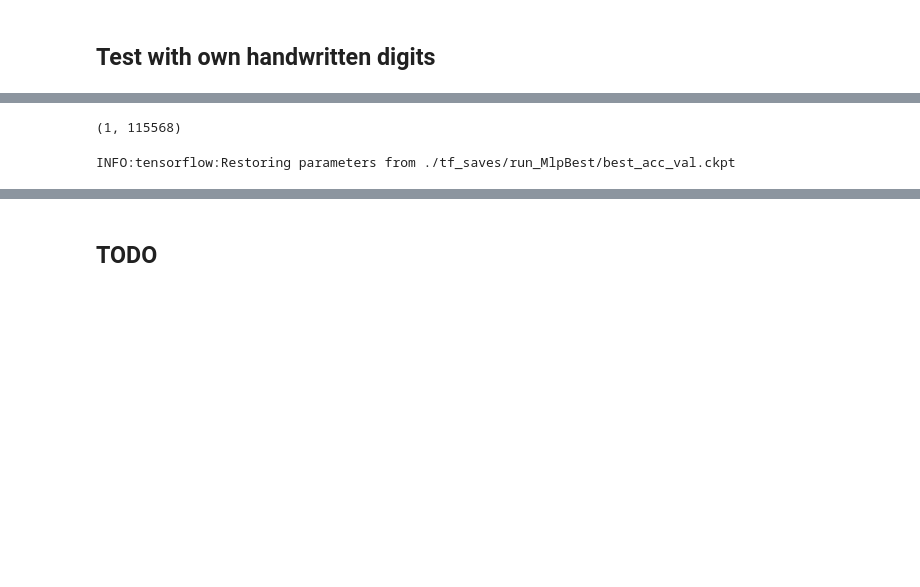
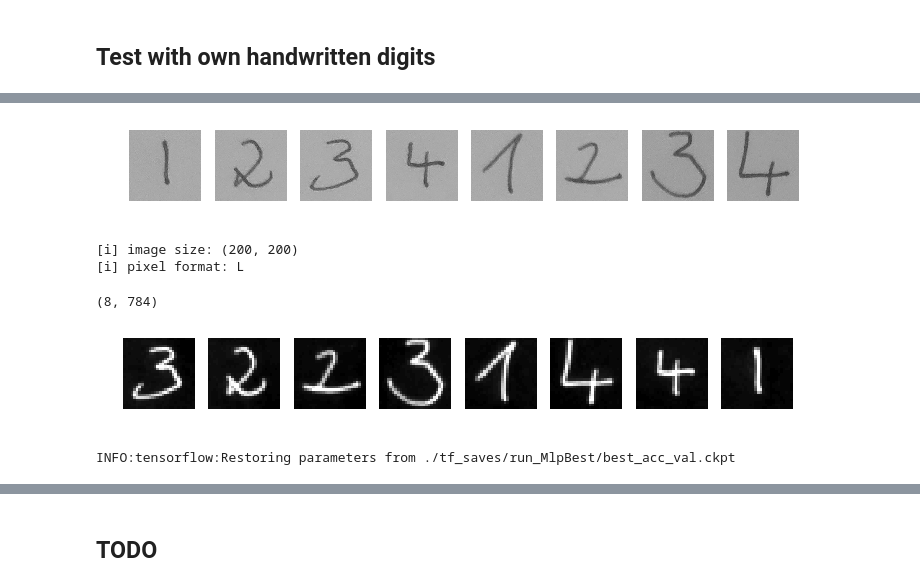
Before and after one commit to damilo/project.ml, a Jupyter notebook: project.ml.tf-c11.08/project.ml.tf-c11.08.ipynb, the cells around one changed output, grey strips where cells are left out. Drawn from its saved outputs; the diff is of its cells as text; code cells hidden in the pictures; blank space fills up the shorter version.

Commit message:
mnist

```diff
--- a/project.ml.tf-c11.08/project.ml.tf-c11.08.ipynb
+++ b/project.ml.tf-c11.08/project.ml.tf-c11.08.ipynb
@@ -579,10 +570,0 @@ plt.show ()
-# %%
-im_arr = np.array (im)
-# add instance axis
-im_arr = im_arr[np.newaxis, :, :]
-# flatten
-im_arr = im_arr.reshape (im_arr.shape[0], im_arr.shape[1]*im_arr.shape[2])
-
-im_arr.shape
-# %% [output]
-(1, 115568)
@@ -590,0 +571,33 @@ X_pred = np.ndarray ((1,28*28))
+# %%
+from os import listdir, path
+import numpy as np
+from PIL import Image, ImageOps
+
+
+img_path = './src/ownhwd/prep1'
+img_filenames = listdir (img_path)
+
+fig, axs = plt.subplots (1, len (img_filenames))
+
+img_list = []
+i = 0
+for file in img_filenames:
+    file_full_path = path.join (img_path, file)
+    img = Image.open (file_full_path).convert ('L')
+
+    axs[i].imshow (img)
+    axs[i].axis ('off')
+
+    i += 1
+    img_list.append (img)
+
+fig.set_size_inches (12, 3)
+plt.show ()
+# %% [output]
+[figure, added]
+# %%
+print ('[i] image size:', img_list[0].size)
+print ('[i] pixel format:', img_list[0].mode)
+# %% [output]
+[i] image size: (200, 200)
+[i] pixel format: L
@@ -591,9 +638,33 @@ X_pred = np.ndarray ((1,28*28))
+# %%
+X_ownhwd = dataset_prep (img_list)
+
+# close all images and release resources
+for img in img_list:
+    img.close ()
+del img_list
+
+np.random.shuffle (X_ownhwd)
+X_ownhwd.shape
+# %% [output]
+(8, 784)
+# %%
+fig, axs = plt.subplots (1, X_ownhwd.shape[0])
+
+for i in range (X_ownhwd.shape[0]):
+    axs[i].imshow (X_ownhwd[i].reshape (28, 28), cmap = 'gray')
+    axs[i].axis ('off')
+
+fig.set_size_inches (12, 3)
+plt.show ()
+# %% [output]
+[figure, added]
 # %%
+from mlpmnist import MlpMnist
 myMnistEst = MlpMnist (
     name = 'myMnistEst',
     restore_ckpt = './tf_saves/run_MlpBest/best_acc_val.ckpt'
 )
-
-y_pred, y_pred_distr = myMnistEst.predict (X_pred)
-# %% [output]
-INFO:tensorflow:Restoring parameters from ./tf_saves/run_MlpBest/best_acc_val.ckpt
+# %%
+y_pred, y_pred_distr = myMnistEst.predict (X_ownhwd)
+# %% [output]
+INFO:tensorflow:Restoring parameters from ./tf_saves/run_MlpBest/best_acc_val.ckpt
```
Also changed, not shown: parts of 12 cells of this notebook, 1 other file.
